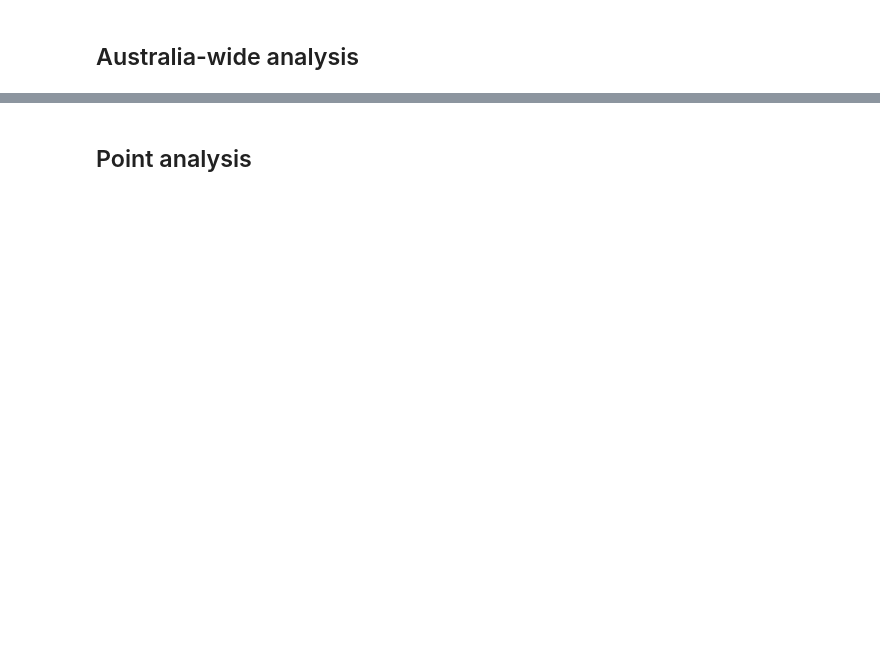
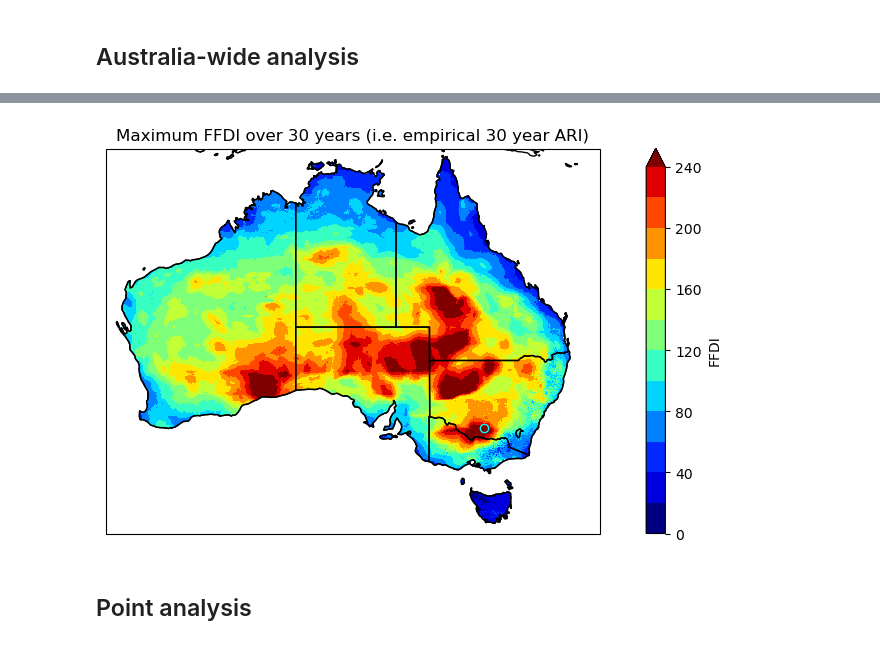
Before and after one commit to climate-innovation-hub/frequency-analysis, a Jupyter notebook: examples/hot_spot.ipynb, the cells around one changed output, grey strips where cells are left out. Saved outputs shown, nothing was run; the diff lists cells and outputs as text; code cells hidden in the pictures; blank space fills up the shorter version.

```diff
--- a/examples/hot_spot.ipynb
+++ b/examples/hot_spot.ipynb
@@ -49,3 +49,8 @@ assert 'ari' in locals(), "Must provide an ARI (-p ari)"
+# %%
+if data_files:
+    data_files = glob.glob(data_files)
+    data_files.sort()
+    ds_data = xr.open_mfdataset(data_files)
 # %% [markdown]
 ## Australia-wide analysis
 # %%
@@ -112,3 +115,18 @@ if os.path.isfile(ari_file):
+# %%
+if data_files:
+    da_max = ds_data[data_var].max(dim='time', skipna=True)
+    da_max = da_max.where(da_max > 2)
+    plot_aus(
+        da_max,
+        f'Maximum FFDI over 30 years (i.e. empirical 30 year ARI)',
+        cmap='jet',
+        levels=np.arange(0, 241, 20),
+        extend='max',
+        clabel='FFDI',
+        point=[lon, lat],
+    )
+# %% [output]
+[figure, added]
 # %%
 if os.path.isfile(param_file):
     ds_ari_params = xr.open_dataset(param_file)
```
Also changed, not shown: parts of 9 cells of this notebook.
